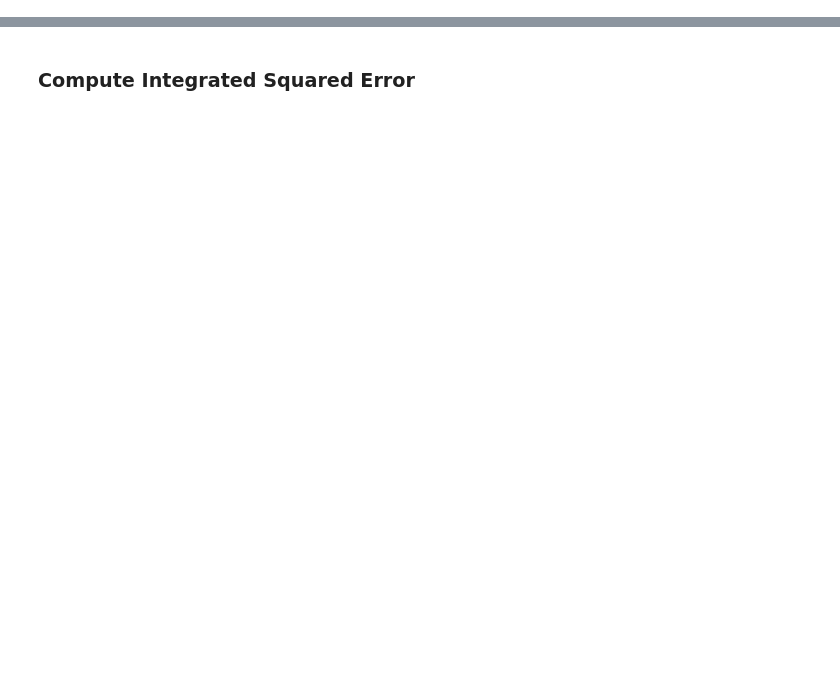
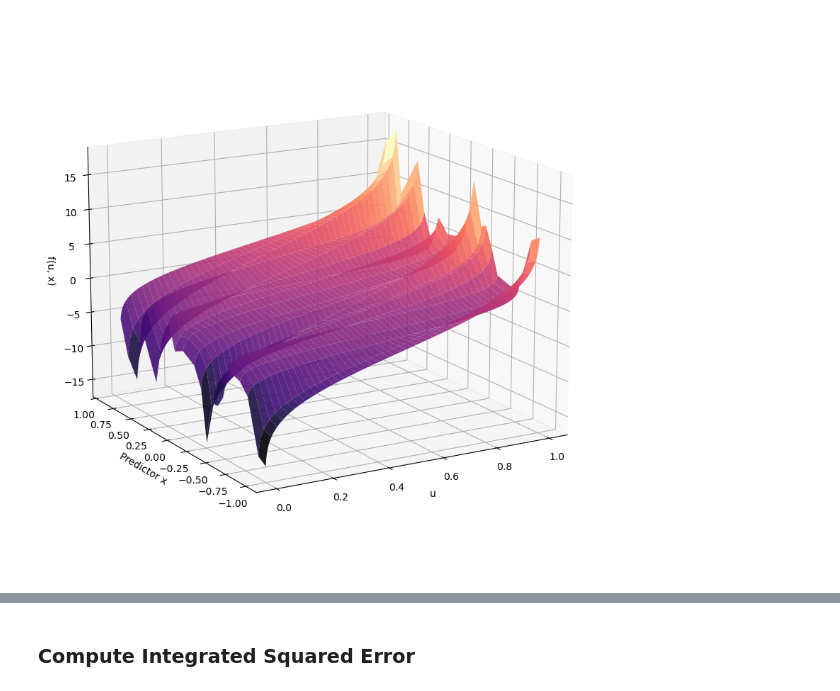
Before and after one commit to mirkimirk/thesis_frechet_fda, a Jupyter notebook: src/frechet_fda/simulation_and_frechet_method.ipynb, the cells around one changed output, grey strips where cells are left out. Cells and saved outputs as stored; diff of their text form; code cells hidden in the pictures; blank space fills up the shorter version.

```diff
--- a/src/frechet_fda/simulation_and_frechet_method.ipynb
+++ b/src/frechet_fda/simulation_and_frechet_method.ipynb
@@ -155,0 +123,29 @@ plt.show()
+# %%
+# New z_values for 'qfs'
+qfs_of_interest = qfs[::10]
+qfs_of_interest = [qf.drop_inf() for qf in qfs_of_interest]
+z_values_qfs = np.zeros((len(x_grid), len(qfs_of_interest[0].x)))
+for i, func in enumerate(qfs_of_interest):
+    z_values_qfs[i] = func.y
+
+# Create the 3D surface plot for 'estimates'
+X, Y = np.meshgrid(qfs_of_interest[0].x, x_grid)
+
+fig = plt.figure(figsize=(12, 8))
+ax = fig.add_subplot(111, projection="3d")
+
+# Create the 3D surface plot for 'qfs'
+ax.plot_surface(X, Y, z_values_qfs, cmap="magma", alpha=0.9)
+
+# Adjust the viewing angle for better visibility
+ax.view_init(elev=15, azim=240)
+
+# Add labels
+ax.set_xlabel("u")
+ax.set_ylabel("Predictor x")
+ax.set_zlabel("f(u, x)", rotation=0)
+
+plt.tight_layout()
+plt.show()
+# %% [output]
+[figure, added]
```
Also changed, not shown: parts of 32 cells of this notebook, 2 other files.
